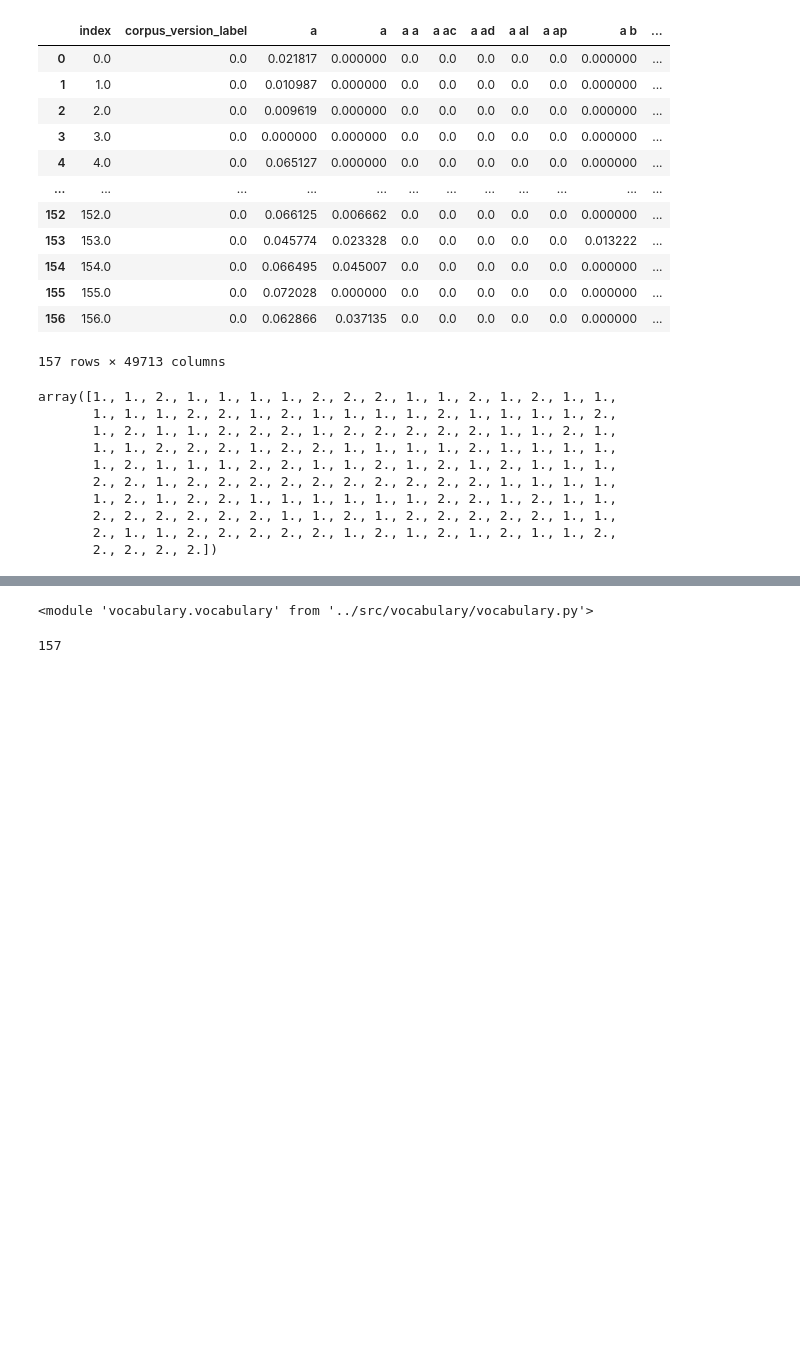
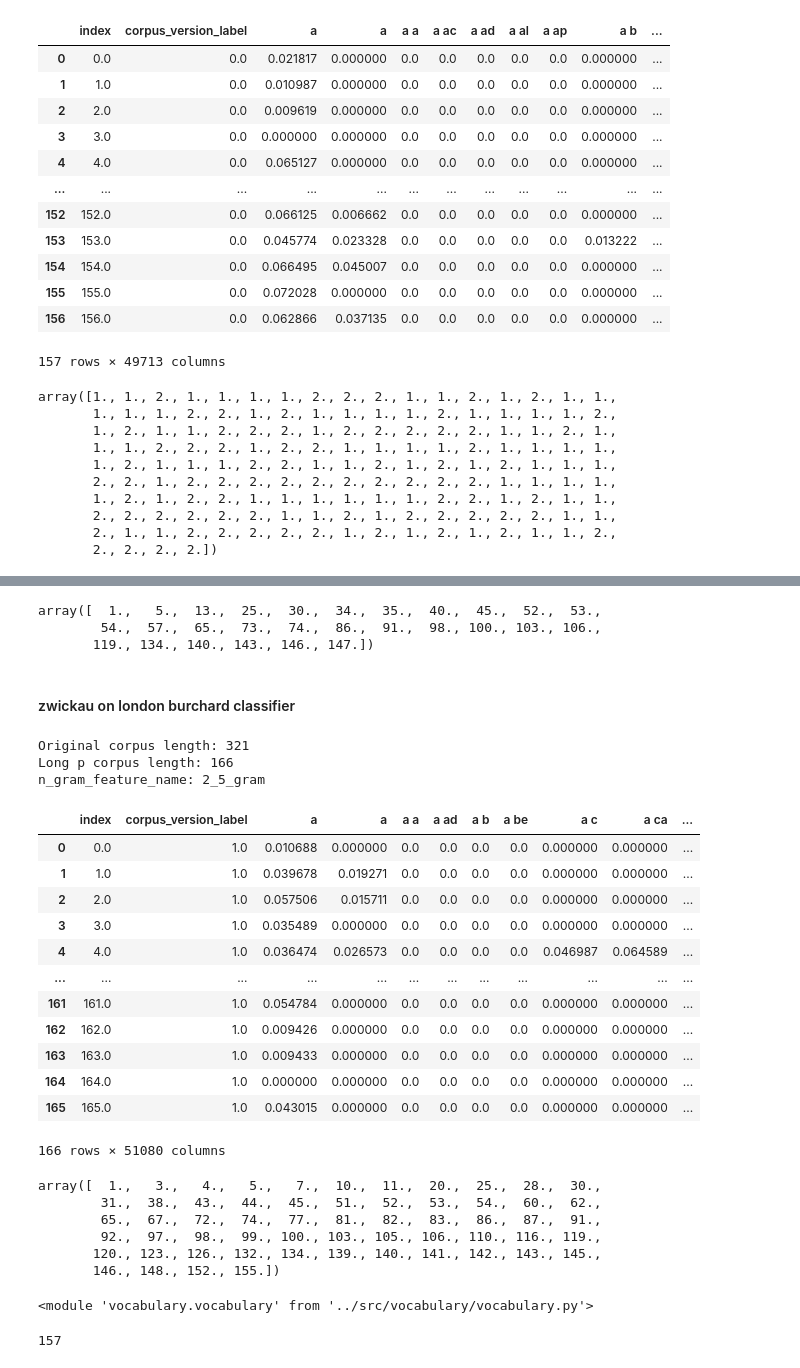
Before and after one commit to sashaaKr/thesis, a Jupyter notebook: notebooks/preparation for 8.8 - create burchard from zwickau.ipynb, the cells around one changed output, grey strips where cells are left out. Drawn from its saved outputs; the diff is of its cells as text; code cells hidden in the pictures; blank space fills up the shorter version.

Commit message:
run classifiers on chops - csv for london and zwickau

```diff
--- a/notebooks/preparation for 8.8 - create burchard from zwickau.ipynb
+++ b/notebooks/preparation for 8.8 - create burchard from zwickau.ipynb
@@ -716,0 +821,32 @@ array([1., 1., 2., 1., 1., 1., 1., 2., 2., 2., 1., 1., 2., 1., 2., 1., 1.,
+# %%
+np.array(zwickau_wrong_prediction_indexes_burchard_vs_zwickau)
+# %% [output]
+array([  1.,   5.,  13.,  25.,  30.,  34.,  35.,  40.,  45.,  52.,  53.,
+        54.,  57.,  65.,  73.,  74.,  86.,  91.,  98., 100., 103., 106.,
+       119., 134., 140., 143., 146., 147.])
+# %% [markdown]
+#### zwickau on london burchard classifier
+# %%
+zwickau_with_processing_features_tfidf_2_5_gram_cosine_similarity_long_p_df = thesisModelFeatures.create_zwickau_features_tfidf_2_5_gram_cosine_similarity_long_p_df(
+    thesisModelFeatures.load_london_burchard_vectorizer('features_tfidf_2_5_gram_cosine_similarity_long_p')
+)
+# %% [output]
+Original corpus length: 321
+Long p corpus length: 166
+n_gram_feature_name: 2_5_gram
+# %%
+zwickau_with_processing_features_tfidf_2_5_gram_cosine_similarity_long_p_df
+# %% [output]
+|  | index | corpus_version_label | a | a | a a | a ad | a b | a be | a c | a ca | ... |
+| 0 | 0.0 | 1.0 | 0.010688 | 0.000000 | 0.0 | 0.0 | 0.0 | 0.0 | 0.000000 | 0.000000 | ... |
+| 1 | 1.0 | 1.0 | 0.039678 | 0.019271 | 0.0 | 0.0 | 0.0 | 0.0 | 0.000000 | 0.000000 | ... |
+| 2 | 2.0 | 1.0 | 0.057506 | 0.015711 | 0.0 | 0.0 | 0.0 | 0.0 | 0.000000 | 0.000000 | ... |
+| 3 | 3.0 | 1.0 | 0.035489 | 0.000000 | 0.0 | 0.0 | 0.0 | 0.0 | 0.000000 | 0.000000 | ... |
+| 4 | 4.0 | 1.0 | 0.036474 | 0.026573 | 0.0 | 0.0 | 0.0 | 0.0 | 0.046987 | 0.064589 | ... |
+| ... | ... | ... | ... | ... | ... | ... | ... | ... | ... | ... | ... |
+| 161 | 161.0 | 1.0 | 0.054784 | 0.000000 | 0.0 | 0.0 | 0.0 | 0.0 | 0.000000 | 0.000000 | ... |
+| 162 | 162.0 | 1.0 | 0.009426 | 0.000000 | 0.0 | 0.0 | 0.0 | 0.0 | 0.000000 | 0.000000 | ... |
+| 163 | 163.0 | 1.0 | 0.009433 | 0.000000 | 0.0 | 0.0 | 0.0 | 0.0 | 0.000000 | 0.000000 | ... |
+| 164 | 164.0 | 1.0 | 0.000000 | 0.000000 | 0.0 | 0.0 | 0.0 | 0.0 | 0.000000 | 0.000000 | ... |
+| 165 | 165.0 | 1.0 | 0.043015 | 0.000000 | 0.0 | 0.0 | 0.0 | 0.0 | 0.000000 | 0.000000 | ... |
+166 rows × 51080 columns
@@ -716,0 +861,9 @@ array([1., 1., 2., 1., 1., 1., 1., 2., 2., 2., 1., 1., 2., 1., 2., 1., 1.,
+# %%
+np.array(zwickau_wrong_prediction_indexes_zwickau_vs_london)
+# %% [output]
+array([  1.,   3.,   4.,   5.,   7.,  10.,  11.,  20.,  25.,  28.,  30.,
+        31.,  38.,  43.,  44.,  45.,  51.,  52.,  53.,  54.,  60.,  62.,
+        65.,  67.,  72.,  74.,  77.,  81.,  82.,  83.,  86.,  87.,  91.,
+        92.,  97.,  98.,  99., 100., 103., 105., 106., 110., 116., 119.,
+       120., 123., 126., 132., 134., 139., 140., 141., 142., 143., 145.,
+       146., 148., 152., 155.])
```
Also changed, not shown: parts of 28 cells of this notebook, 3 other files.
